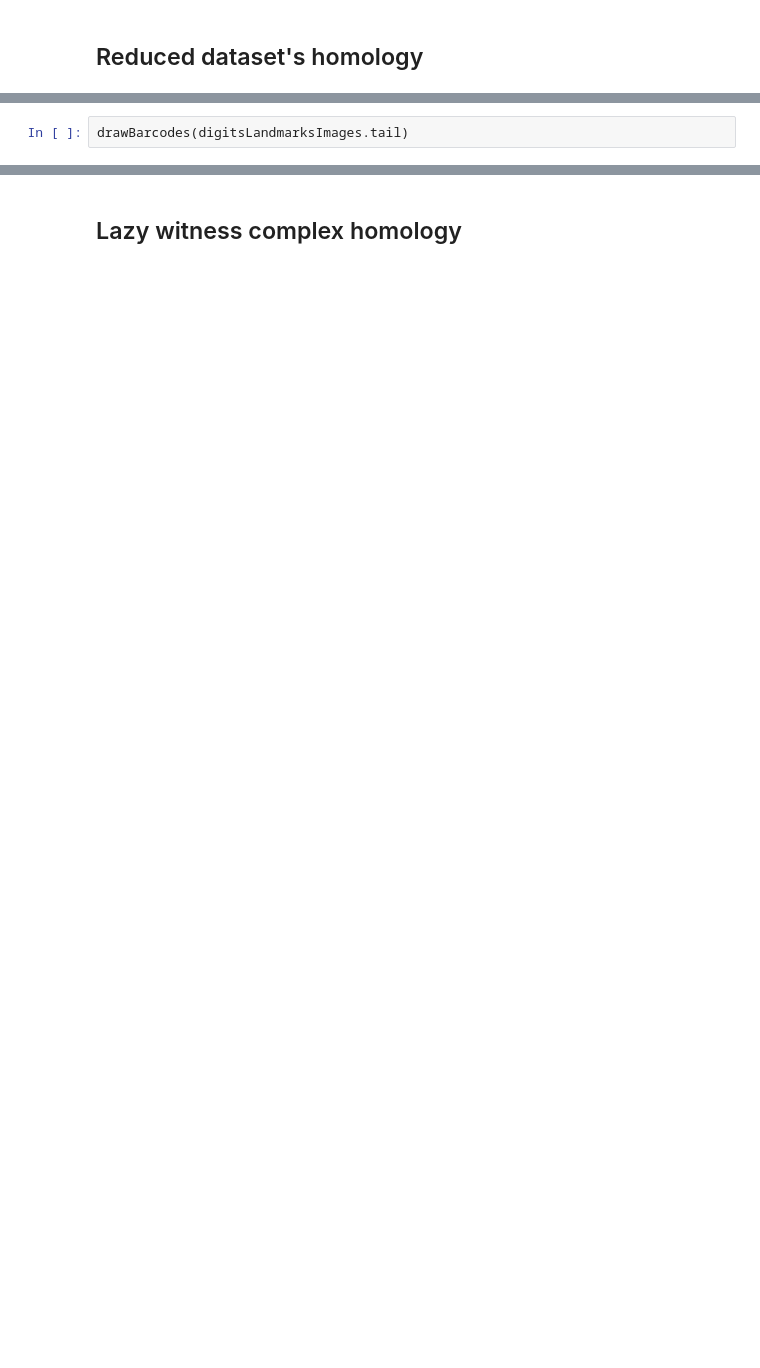
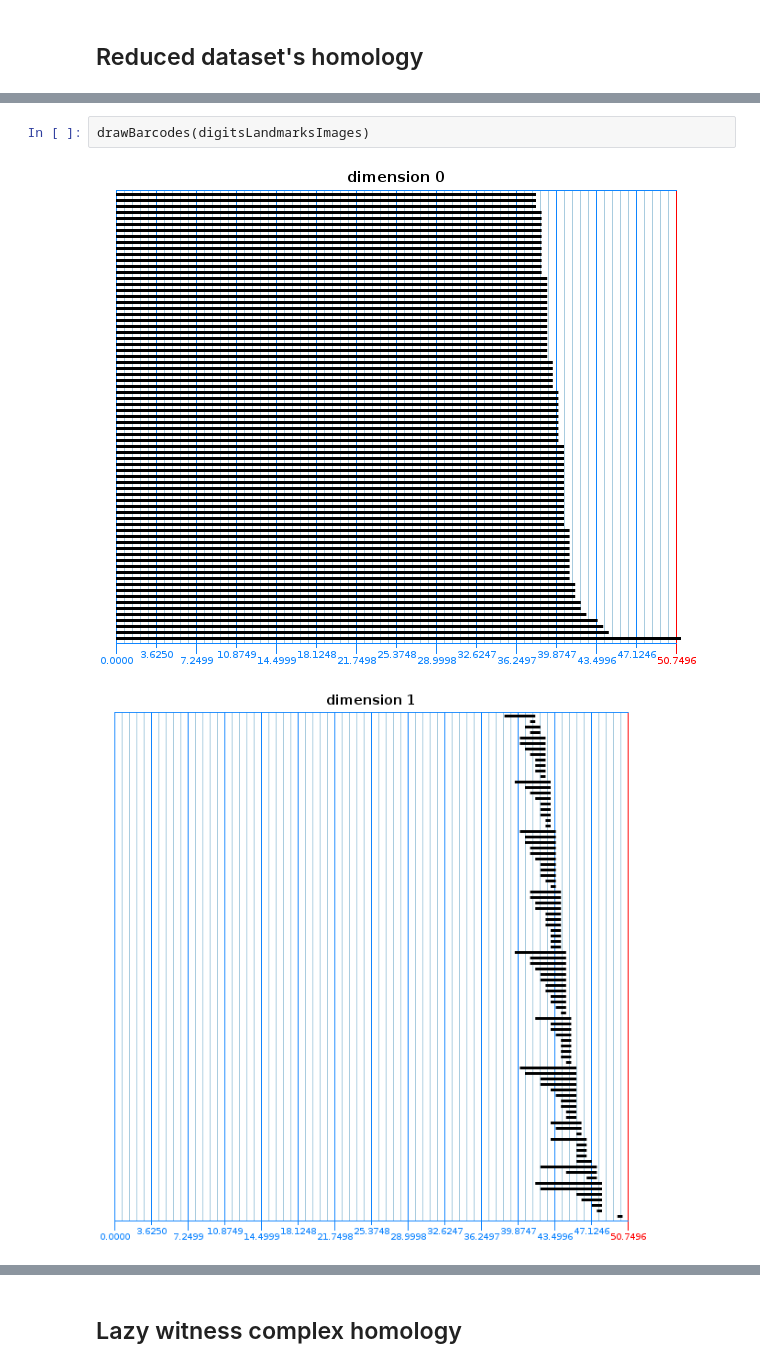
Before and after one commit to lambdaofgod/tda-project, a Jupyter notebook: notebooks/Digits.ipynb, the cells around one changed output, grey strips where cells are left out. Drawn from its saved outputs; the diff is of its cells as text; blank space fills up the shorter version.

```diff
--- a/notebooks/Digits.ipynb
+++ b/notebooks/Digits.ipynb
@@ -118,2 +141,5 @@ println(Seq(
 # %%
-drawBarcodes(digitsLandmarksImages.tail)
+drawBarcodes(digitsLandmarksImages)
+# %% [output]
+[figure, added]
+[figure, added]
```
Also changed, not shown: parts of 16 cells of this notebook, 5 other files.
